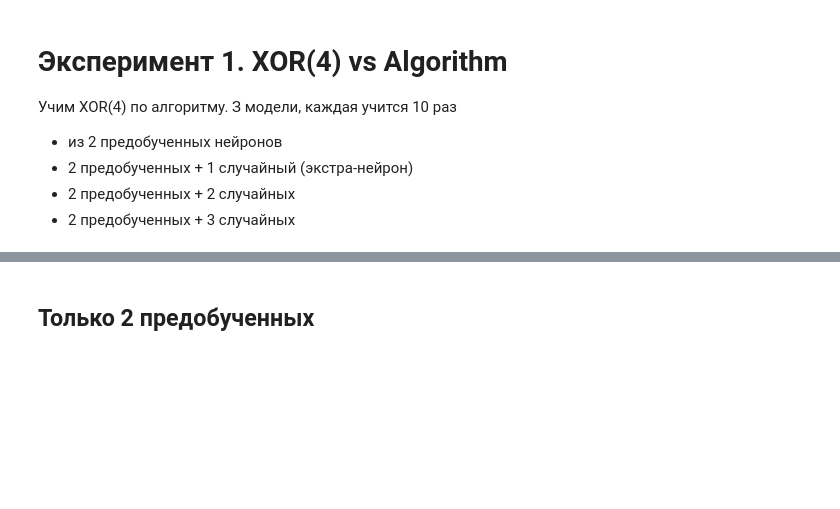
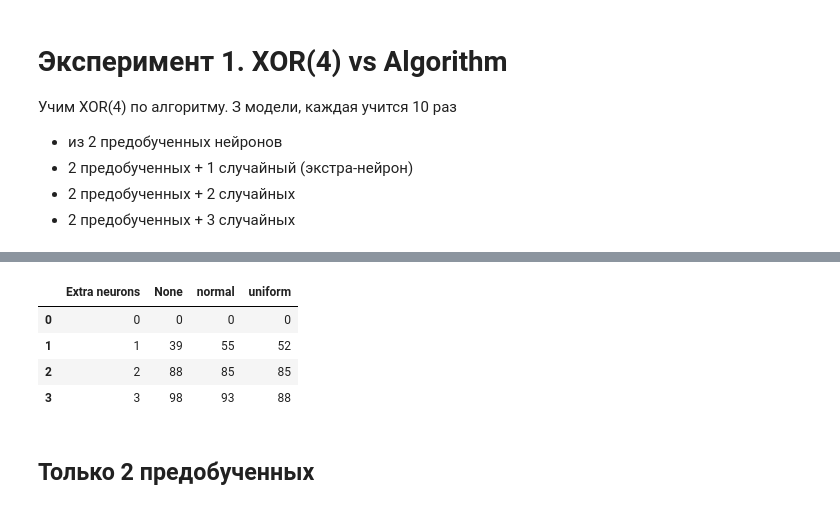
Before and after one commit to skolpin/neuro-boolean-research, a Jupyter notebook: incremental_synthesis.ipynb, the cells around one changed output, grey strips where cells are left out. Drawn from its saved outputs; the diff is of its cells as text; code cells hidden in the pictures; blank space fills up the shorter version.

Commit message:
init comparsion with 100 runs

```diff
--- a/incremental_synthesis.ipynb
+++ b/incremental_synthesis.ipynb
@@ -140,9 +140,12 @@ class Neuron(nn.Module):
     def init(self):
         if self.init_form == 'normal':
             nn.init.xavier_normal_(self.fc.weight, gain=nn.init.calculate_gain('sigmoid'))
-        if self.init_form == 'uniform':
+            nn.init.zeros_(self.fc.bias)
+        elif self.init_form == 'uniform':
             nn.init.xavier_uniform_(self.fc.weight, gain=nn.init.calculate_gain('sigmoid'))
-        nn.init.zeros_(self.fc.bias)
+            nn.init.zeros_(self.fc.bias)
+        else:
+            print('incorrect init_form')
 # %%
 def train(model, X, y, epochs, device, optimizer='Adam',
           criterion=torch.nn.BCELoss(), verbose=True):
@@ -257,9 +260,12 @@ class BigModel(nn.Module):
     def init(self):
         if self.init_form == 'normal':
             nn.init.xavier_normal_(self.fc.weight, gain=nn.init.calculate_gain('sigmoid'))
-        if self.init_form == 'uniform':
+            nn.init.zeros_(self.fc.bias)
+        elif self.init_form == 'uniform':
             nn.init.xavier_uniform_(self.fc.weight, gain=nn.init.calculate_gain('sigmoid'))
-        nn.init.zeros_(self.fc.bias)
+            nn.init.zeros_(self.fc.bias)
+        else:
+            print('incorrect init_form')
 # %%
 big_model = BigModel([model, model2]).to(device)
 
@@ -429,10 +435,10 @@ tensor([[0.3636]], grad_fn=<SigmoidBackward0>)
 * 2 предобученных + 2 случайных
 * 2 предобученных + 3 случайных
 # %%
-def experiment_1(X, y, init_form, num_extra_neurons):
+def experiment_1(X, y, init_form, num_extra_neurons, num_runs):
     counter = {'success':0, 'fail':0}
 
-    for _ in range(10):
+    for _ in tqdm(range(num_runs)):
 
         neurons = []
         current_neuron = Neuron(n_inputs=n, activation=nn.Sigmoid(), init_form=init_form).to(device)
@@ -476,12 +482,19 @@ def experiment_1(X, y, init_form, num_extra_neurons):
 
     return result_model, counter
 # %%
+%%time
+results_dict = {'Extra neurons':[0, 1, 2, 3],
+                'None':[],
+                'normal':[],
+                'uniform':[]}
 for init_form in [None, 'normal', 'uniform']:
     print(f'{init_form} init')
-    for num_extra_neurons in [0, 1, 2, 3]:
+    for num_extra_neurons in results_dict['Extra neurons']:
         print(f'    {num_extra_neurons} extra neurons')
-        _, counter = experiment_1(X, y, init_form=init_form, num_extra_neurons=num_extra_neurons)
+        _, counter = experiment_1(X, y, init_form=init_form,
+                                  num_extra_neurons=num_extra_neurons, num_runs=100)
         print(f'    {counter}')
+        results_dict[str(init_form)].append(counter['success'])
 # %% [output]
 None init
     0 extra neurons
@@ -503,3 +528,11 @@ normal init
+# %%
+pd.DataFrame(results_dict)
+# %% [output]
+|  | Extra neurons | None | normal | uniform |
+| 0 | 0 | 0 | 0 | 0 |
+| 1 | 1 | 39 | 55 | 52 |
+| 2 | 2 | 88 | 85 | 85 |
+| 3 | 3 | 98 | 93 | 88 |
 # %% [markdown]
 ## Только 2 предобученных
 # %%
```
Also changed, not shown: parts of 7 cells of this notebook.
